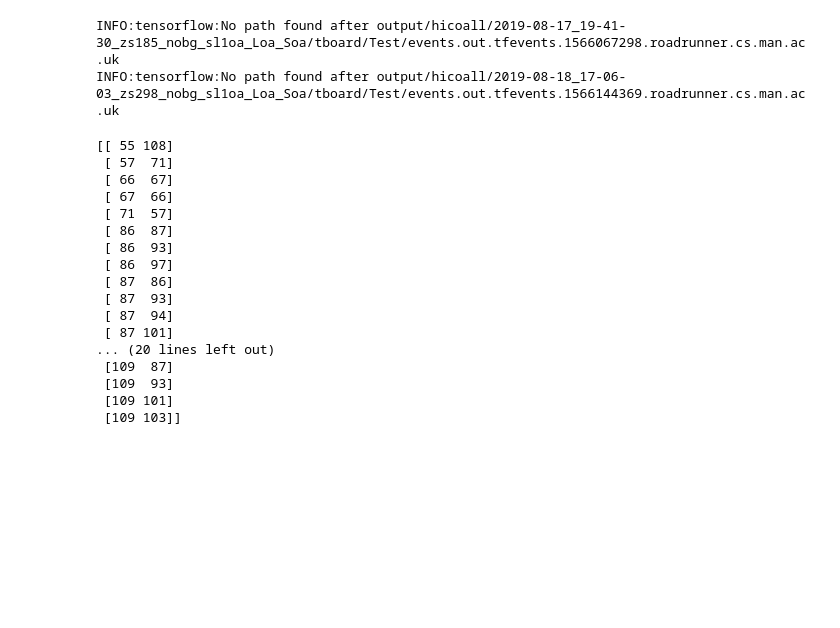
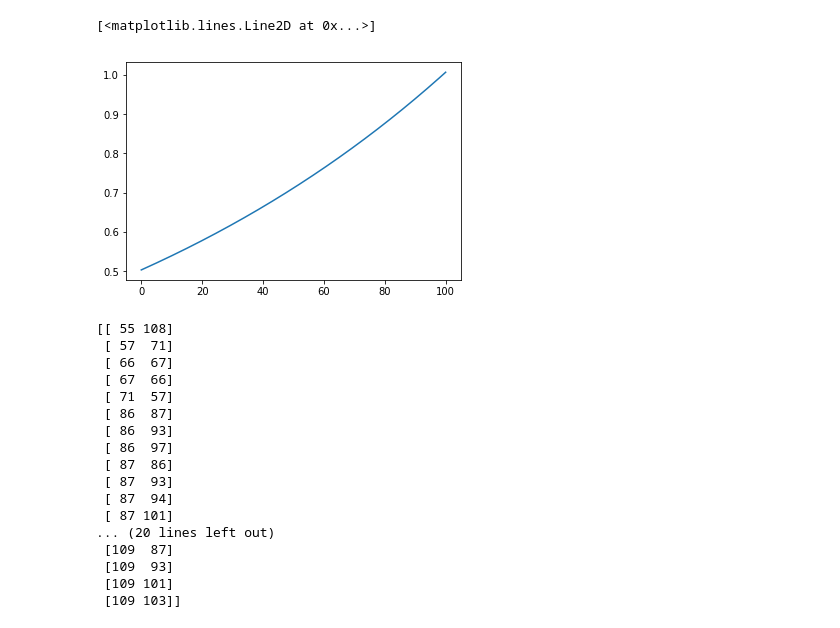
Before and after one commit to alessiosarullo/KBVRD, a Jupyter notebook: stuff.ipynb, the cells around one changed output. Cells and saved outputs as stored; diff of their text form; code cells hidden in the pictures; blank space fills up the shorter version.

```diff
--- a/stuff.ipynb
+++ b/stuff.ipynb
@@ -1,22 +1,14 @@
-# %%
-import os
-from tensorboard.backend.event_processing.event_accumulator import EventAccumulator
-
-paths = ['output/hicoall/2019-08-17_19-41-30_zs185_nobg_sl1oa_Loa_Soa',
-         'output/hicoall/2019-08-18_17-06-03_zs298_nobg_sl1oa_Loa_Soa']
-
-summary_iterators = [EventAccumulator(os.path.join(p, 'tboard/Test')).Reload() for p in paths]
-tags = summary_iterators[0].Tags()['scalars']
-for it in summary_iterators:
-    assert it.Tags()['scalars'] == tags
-out = {}
-for tag in tags:
-    for events in zip(*[acc.Scalars(tag) for acc in summary_iterators]):
-        assert len(set(e.step for e in events)) == 1
-        out.setdefault(tag, []).append([e.value for e in events])
-# %% [output]
-INFO:tensorflow:No path found after output/hicoall/2019-08-17_19-41-30_zs185_nobg_sl1oa_Loa_Soa/tboard/Test/events.out.tfevents.1566067298.roadrunner.cs.man.ac.uk
-INFO:tensorflow:No path found after output/hicoall/2019-08-18_17-06-03_zs298_nobg_sl1oa_Loa_Soa/tboard/Test/events.out.tfevents.1566144369.roadrunner.cs.man.ac.uk
+# %%
+from matplotlib import pyplot as plt
+import numpy as np
+
+T = 100
+x = np.arange(T, step=0.01)
+y = 2** ((x+1) / T - 1)
+plt.plot(x, y)
+# %% [output]
+[<matplotlib.lines.Line2D at 0x...>]
+[figure, added]
 # %%
 import numpy as np
 import pickle
```
Also changed, not shown: 1 other file.
